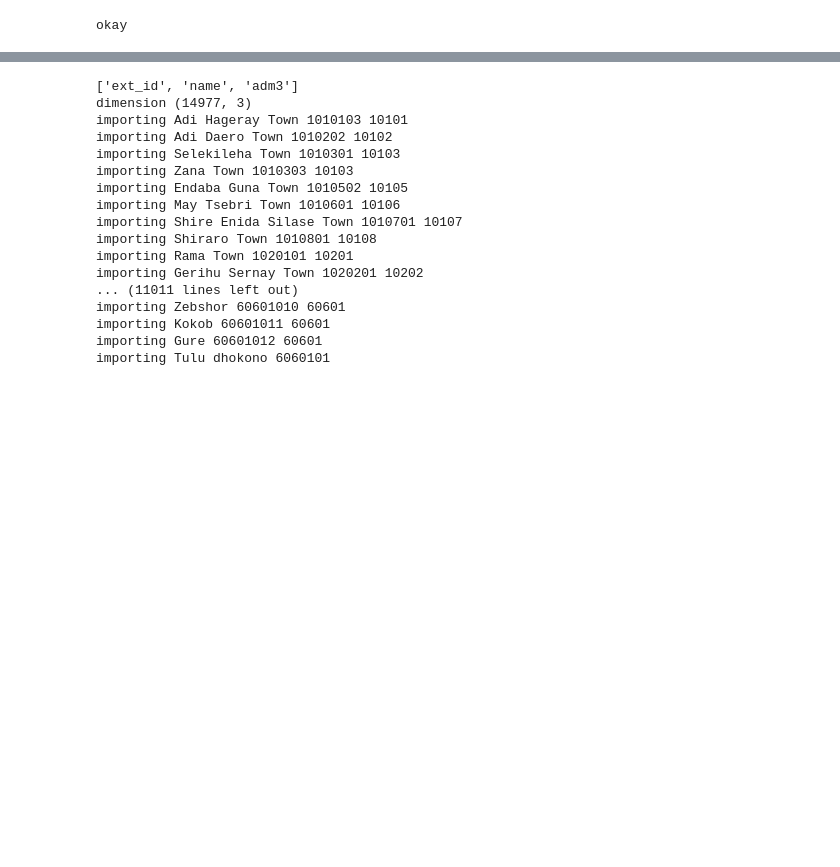
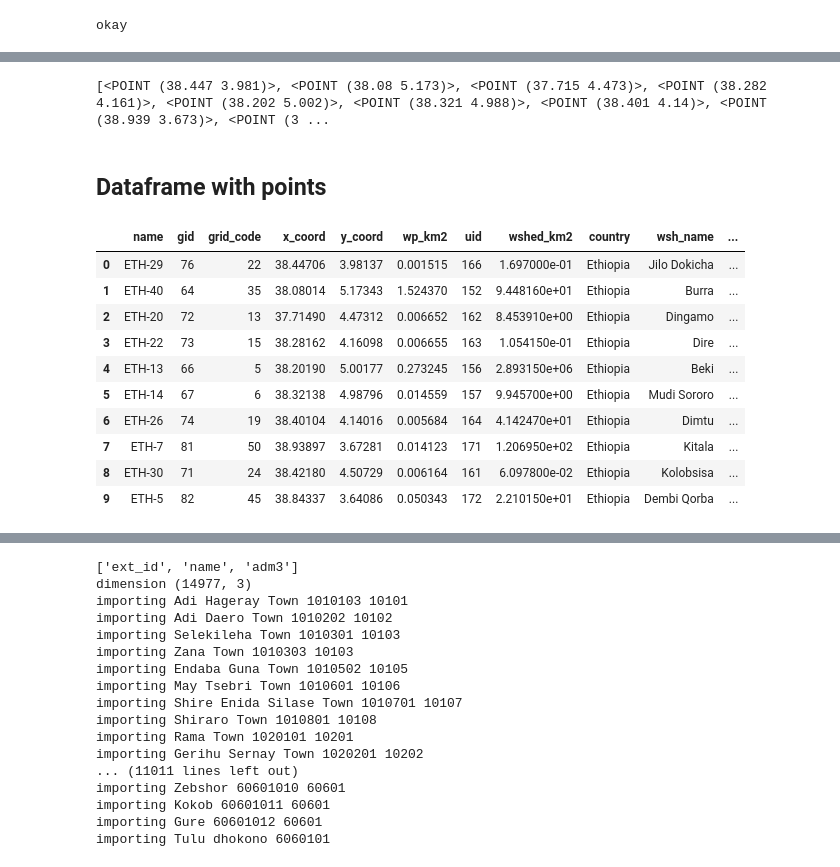
Before and after one commit to CIAT-DAPA/lswms_etl, a Jupyter notebook: src/imports/import_admin_levels.ipynb, the cells around one changed output, grey strips where cells are left out. Cells and saved outputs as stored; diff of their text form; code cells hidden in the pictures; blank space fills up the shorter version.

```diff
--- a/src/imports/import_admin_levels.ipynb
+++ b/src/imports/import_admin_levels.ipynb
@@ -49,0 +78,9 @@ MongoClient(host=['localhost:27017'], document_class=dict, tz_aware=False, conne
+# %%
+#read th csv with actives waterpoints
+
+
+# Lee el archivo CSV y crea un DataFrame
+dataframe = pd.read_csv('D:\\ETL\\data\\w_shade.csv')
+
+# Puedes imprimir el DataFrame para ver los datos
+dataframe
@@ -49,0 +103,5 @@ MongoClient(host=['localhost:27017'], document_class=dict, tz_aware=False, conne
+# %%
+#filter dataframe
+df_filtered = df[df['name'].isin(dataframe['name'])]
+df_filtered = df_filtered.merge(dataframe, on='name')
+df_filtered
@@ -87,0 +161,44 @@ gdf
+# %%
+points = [Point(xy) for xy in zip(df_filtered["x_coord"], df_filtered["y_coord"])]
+print(points)
+# %% [output]
+[<POINT (38.447 3.981)>, <POINT (38.08 5.173)>, <POINT (37.715 4.473)>, <POINT (38.282 4.161)>, <POINT (38.202 5.002)>, <POINT (38.321 4.988)>, <POINT (38.401 4.14)>, <POINT (38.939 3.673)>, <POINT (3 ...
+# %% [markdown]
+## Dataframe with points
+# %%
+total_gdf = gpd.GeoDataFrame(df_filtered, geometry=points, crs="EPSG:4326")
+proof=Point(38.318161,12.513699)
+proof2=(Point(36.294721,9.811474))
+proof3=Point(36.083094,11.060541)
+proof4=Point(36.686477,8.316135)
+proof5=Point(36.608792,11.331677)
+proof6=Point(37.836216,10.630065)
+proof7=Point(36.896502,9.886837)
+proof8=Point(35.108797,9.286759)
+proof9=Point(37.942499,11.382111)
+proof10=Point(35.907559,8.595833)
+
+total_gdf['geometry'][0]=proof
+total_gdf['geometry'][1]=proof2
+total_gdf['geometry'][2]=proof3
+total_gdf['geometry'][3]=proof4
+total_gdf['geometry'][4]=proof5
+total_gdf['geometry'][5]=proof6
+total_gdf['geometry'][6]=proof7
+total_gdf['geometry'][7]=proof8
+total_gdf['geometry'][8]=proof9
+total_gdf['geometry'][9]=proof10
+
+total_gdf
+# %% [output]
+|  | name | gid | grid_code | x_coord | y_coord | wp_km2 | uid | wshed_km2 | country | wsh_name | ... |
+| 0 | ETH-29 | 76 | 22 | 38.44706 | 3.98137 | 0.001515 | 166 | 1.697000e-01 | Ethiopia | Jilo Dokicha | ... |
+| 1 | ETH-40 | 64 | 35 | 38.08014 | 5.17343 | 1.524370 | 152 | 9.448160e+01 | Ethiopia | Burra | ... |
+| 2 | ETH-20 | 72 | 13 | 37.71490 | 4.47312 | 0.006652 | 162 | 8.453910e+00 | Ethiopia | Dingamo | ... |
+| 3 | ETH-22 | 73 | 15 | 38.28162 | 4.16098 | 0.006655 | 163 | 1.054150e-01 | Ethiopia | Dire | ... |
+| 4 | ETH-13 | 66 | 5 | 38.20190 | 5.00177 | 0.273245 | 156 | 2.893150e+06 | Ethiopia | Beki | ... |
+| 5 | ETH-14 | 67 | 6 | 38.32138 | 4.98796 | 0.014559 | 157 | 9.945700e+00 | Ethiopia | Mudi Sororo | ... |
+| 6 | ETH-26 | 74 | 19 | 38.40104 | 4.14016 | 0.005684 | 164 | 4.142470e+01 | Ethiopia | Dimtu | ... |
+| 7 | ETH-7 | 81 | 50 | 38.93897 | 3.67281 | 0.014123 | 171 | 1.206950e+02 | Ethiopia | Kitala | ... |
+| 8 | ETH-30 | 71 | 24 | 38.42180 | 4.50729 | 0.006164 | 161 | 6.097800e-02 | Ethiopia | Kolobsisa | ... |
+| 9 | ETH-5 | 82 | 45 | 38.84337 | 3.64086 | 0.050343 | 172 | 2.210150e+01 | Ethiopia | Dembi Qorba | ... |
```
Also changed, not shown: parts of 23 cells of this notebook, 7 other files.
